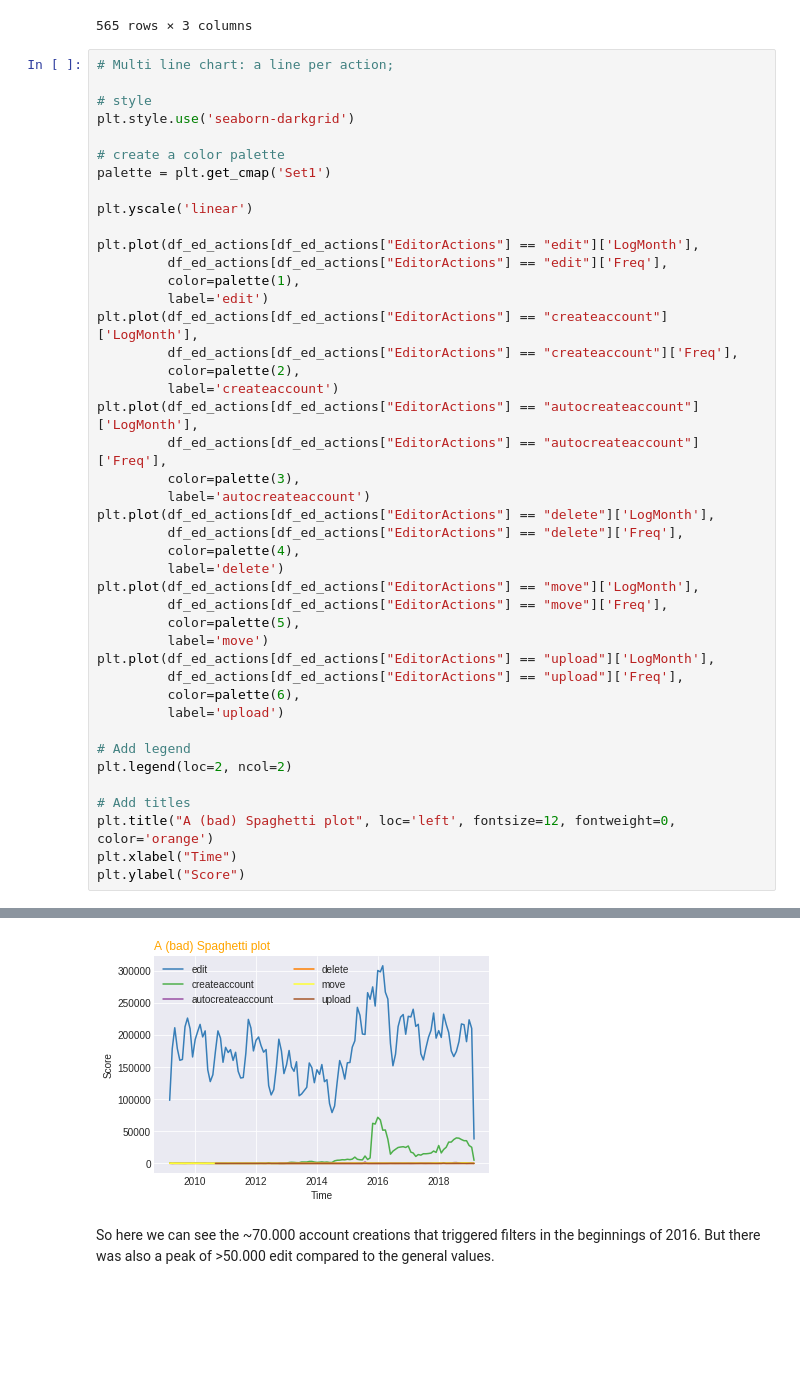
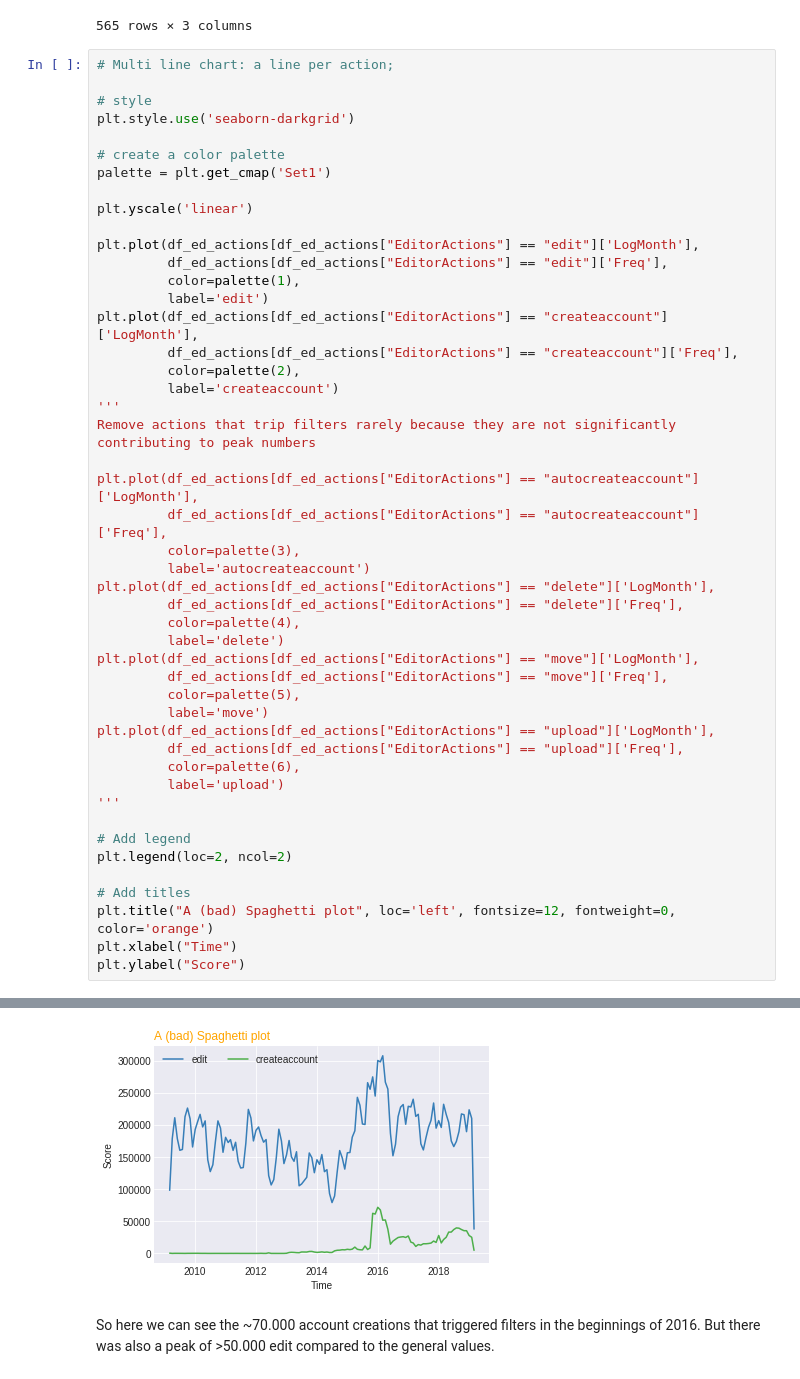
Before and after one commit to lusy/wikifilters, a Jupyter notebook: src/explore.ipynb, the cells around one changed output, grey strips where cells are left out. Cells and saved outputs as stored; diff of their text form; blank space fills up the shorter version.

Commit message:
Refactor charts

```diff
--- a/src/explore.ipynb
+++ b/src/explore.ipynb
@@ -1261,34 +1261,38 @@ plt.plot(df_ed_actions[df_ed_actions["EditorActions"] == "edit"]['LogMonth'],
 plt.plot(df_ed_actions[df_ed_actions["EditorActions"] == "createaccount"]['LogMonth'],
          df_ed_actions[df_ed_actions["EditorActions"] == "createaccount"]['Freq'],
          color=palette(2),
          label='createaccount')
+'''
+Remove actions that trip filters rarely because they are not significantly contributing to peak numbers
+
 plt.plot(df_ed_actions[df_ed_actions["EditorActions"] == "autocreateaccount"]['LogMonth'],
          df_ed_actions[df_ed_actions["EditorActions"] == "autocreateaccount"]['Freq'],
          color=palette(3),
          label='autocreateaccount')
 plt.plot(df_ed_actions[df_ed_actions["EditorActions"] == "delete"]['LogMonth'],
          df_ed_actions[df_ed_actions["EditorActions"] == "delete"]['Freq'],
          color=palette(4),
          label='delete')
 plt.plot(df_ed_actions[df_ed_actions["EditorActions"] == "move"]['LogMonth'],
          df_ed_actions[df_ed_actions["EditorActions"] == "move"]['Freq'],
          color=palette(5),
          label='move')
 plt.plot(df_ed_actions[df_ed_actions["EditorActions"] == "upload"]['LogMonth'],
          df_ed_actions[df_ed_actions["EditorActions"] == "upload"]['Freq'],
          color=palette(6),
          label='upload')
+'''
 
 # Add legend
 plt.legend(loc=2, ncol=2)
 
 # Add titles
 plt.title("A (bad) Spaghetti plot", loc='left', fontsize=12, fontweight=0, color='orange')
 plt.xlabel("Time")
 plt.ylabel("Score")
 # %% [output]
 Text(0, 0.5, 'Score')
-[figure, old version]
+[figure, new version]
 # %% [markdown]
 So here we can see the ~70.000 account creations that triggered filters in the beginnings of 2016. But there was also a peak of >50.000 edit compared to the general values.
 # %%
```
